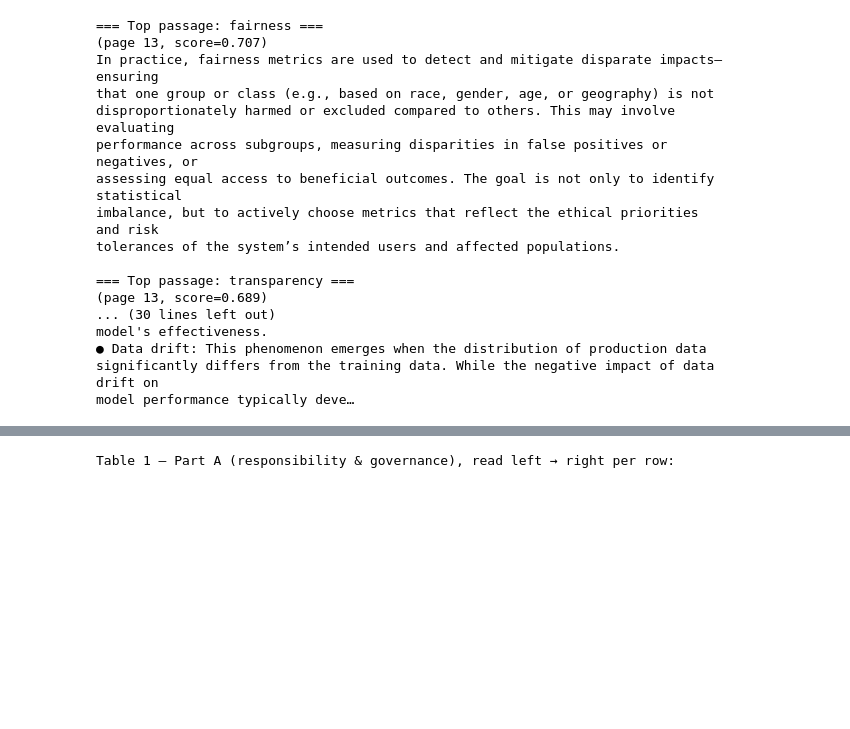
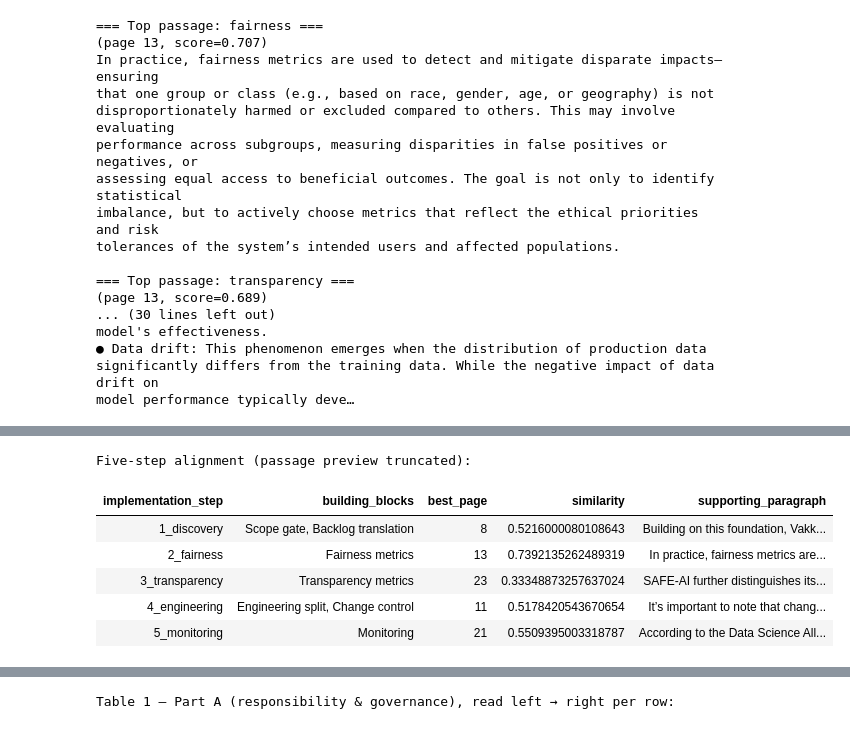
Before and after one commit to tnewman10/DDDM, a Jupyter notebook: NLP/SAFE-AI White Paper NLP.ipynb, the cells around one changed output, grey strips where cells are left out. Drawn from its saved outputs; the diff is of its cells as text; code cells hidden in the pictures; blank space fills up the shorter version.

```diff
--- a/NLP/SAFE-AI White Paper NLP.ipynb
+++ b/NLP/SAFE-AI White Paper NLP.ipynb
@@ -646 +989,81 @@ display(step_alignment)
+# %%
+# Cell 19 · Map chunks to implementation steps
+IMPLEMENTATION_STEPS = {
+    "1_discovery": "stakeholder impact external users ECCOLA user stories agile discovery scoping",
+    "2_fairness": "protected subgroups baseline thresholds false negative variance disparate impact fairness metrics",
+    "3_transparency": "SPAMM scenario narrative false positive false negative cost matrix human in the loop SHAP LIME",
+    "4_engineering": "product engine inference engine decouple AII contract API hyperparameter retraining validation",
+    "5_monitoring": "concept drift data drift bias drift automated alerting post-deployment monitoring",
+}
+
+STEP_TO_BLOCKS = (
+    responsibility_building_blocks.groupby("implementation_step")["building_block"]
+    .apply(lambda s: ", ".join(s.tolist()))
+    .to_dict()
+)
+
+step_rows = []
+
+if semantic_results is not None and HAS_SENTENCE_TRANSFORMERS:
+    import numpy as np
+    from sentence_transformers import SentenceTransformer
+
+    model = SentenceTransformer(EMBED_MODEL)
+    corpus = chunks_df["paragraph"].tolist()
+    corpus_emb = model.encode(corpus, normalize_embeddings=True)
+
+    for step_id, step_query in IMPLEMENTATION_STEPS.items():
+        q_emb = model.encode([step_query], normalize_embeddings=True)[0]
+        scores = np.dot(corpus_emb, q_emb)
+        best_idx = int(np.argmax(scores))
+        step_rows.append(
+            {
+                "implementation_step": step_id,
+                "building_blocks": STEP_TO_BLOCKS.get(step_id, ""),
+                "best_page": int(chunks_df.iloc[best_idx]["page"]),
+                "similarity": float(scores[best_idx]),
+                "supporting_paragraph": corpus[best_idx],
+            }
+        )
+    step_alignment = pd.DataFrame(step_rows)
+else:
+    step_keywords = {
+        "1_discovery": ("ECCOLA", "user story", "stakeholder", "discovery"),
+        "2_fairness": ("fairness", "subgroup", "false negative", "disparate"),
+        "3_transparency": ("SPAMM", "transparency", "scenario", "interpret"),
+        "4_engineering": ("AII", "inference", "contract", "hyperparameter"),
+        "5_monitoring": ("drift", "monitor", "deployment", "alert"),
+    }
+    for step_id, kws in step_keywords.items():
+        best_score, best_idx = -1, 0
+        for idx, para in enumerate(chunks_df["paragraph"]):
+            low = para.lower()
+            score = sum(low.count(k.lower()) for k in kws)
+            if score > best_score:
+                best_score, best_idx = score, idx
+        step_rows.append(
+            {
+                "implementation_step": step_id,
+                "building_blocks": STEP_TO_BLOCKS.get(step_id, ""),
+                "best_page": int(chunks_df.iloc[best_idx]["page"]),
+                "similarity": float(best_score),
+                "supporting_paragraph": chunks_df.iloc[best_idx]["paragraph"],
+            }
+        )
+    step_alignment = pd.DataFrame(step_rows)
+
+print("\nFive-step alignment (passage preview truncated):")
+display_dataframe_full_text(
+    step_alignment,
+    wrap_columns=["building_blocks", "supporting_paragraph"],
+    preview_chars=200,
+)
+# %% [output]
+Five-step alignment (passage preview truncated):
+| implementation_step | building_blocks | best_page | similarity | supporting_paragraph |
+| 1_discovery | Scope gate, Backlog translation | 8 | 0.5216000080108643 | Building on this foundation, Vakk... |
+| 2_fairness | Fairness metrics | 13 | 0.7392135262489319 | In practice, fairness metrics are... |
+| 3_transparency | Transparency metrics | 23 | 0.33348873257637024 | SAFE-AI further distinguishes its... |
+| 4_engineering | Engineering split, Change control | 11 | 0.5178420543670654 | It’s important to note that chang... |
+| 5_monitoring | Monitoring | 21 | 0.5509395003318787 | According to the Data Science All... |
 # %% [markdown]
```
Also changed, not shown: parts of 11 cells of this notebook, 2 other files.
